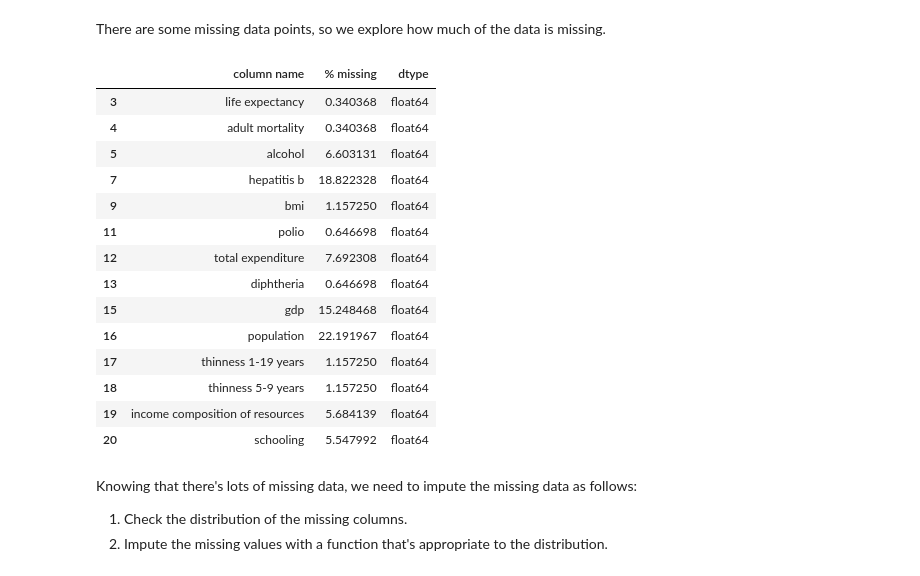
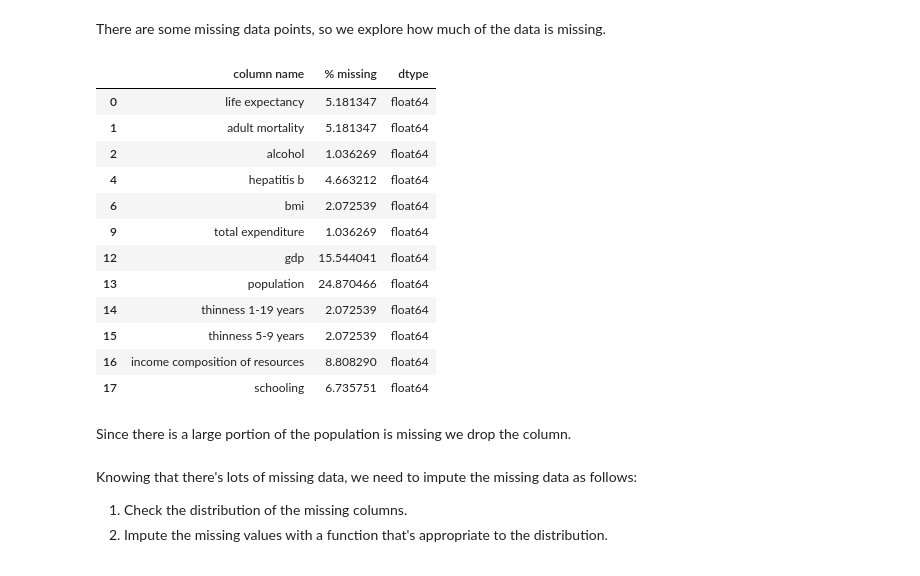
Before and after one commit to Ahmed-Mamdouh99/Data-Engineering-Project, a Jupyter notebook: life_expectancy.ipynb, the cells around one changed output. Saved outputs shown, nothing was run; the diff lists cells and outputs as text; code cells hidden in the pictures.

```diff
--- a/life_expectancy.ipynb
+++ b/life_expectancy.ipynb
@@ -99,0 +125,4 @@ df_life_exp_renamed.describe()
+# %%
+df_life_exp_averaged = df_life_exp_renamed.groupby('country').mean()
+df_life_exp_averaged = df_life_exp_averaged.drop('year', axis=1)
+df_life_exp_averaged
@@ -101,26 +145,26 @@ df_life_exp_renamed.describe()
 There are some missing data points, so we explore how much of the data is missing.
 # %%
 # Calculate percentage of missing data
-percent_missing = df_life_exp_renamed.isna().sum() * 100 / len(df_life_exp_renamed)
-data = zip(df_life_exp_renamed.columns, percent_missing, df_life_exp_renamed.dtypes)
+percent_missing = df_life_exp_averaged.isna().sum() * 100 / len(df_life_exp_averaged)
+data = zip(df_life_exp_averaged.columns, percent_missing, df_life_exp_averaged.dtypes)
 # Create data frame with missing data numbers
 df_missing = pd.DataFrame(data=data, columns=['column name', '% missing', 'dtype'])
 # Check columns with missing data
 df_missing = df_missing[df_missing['% missing'] > 0]
 df_missing
 # %% [output]
 |  | column name | % missing | dtype |
-| 3 | life expectancy | 0.340368 | float64 |
-| 4 | adult mortality | 0.340368 | float64 |
-| 5 | alcohol | 6.603131 | float64 |
-| 7 | hepatitis b | 18.822328 | float64 |
-| 9 | bmi | 1.157250 | float64 |
-| 11 | polio | 0.646698 | float64 |
-| 12 | total expenditure | 7.692308 | float64 |
-| 13 | diphtheria | 0.646698 | float64 |
-| 15 | gdp | 15.248468 | float64 |
-| 16 | population | 22.191967 | float64 |
-| 17 | thinness 1-19 years | 1.157250 | float64 |
-| 18 | thinness 5-9 years | 1.157250 | float64 |
-| 19 | income composition of resources | 5.684139 | float64 |
-| 20 | schooling | 5.547992 | float64 |
+| 0 | life expectancy | 5.181347 | float64 |
+| 1 | adult mortality | 5.181347 | float64 |
+| 2 | alcohol | 1.036269 | float64 |
+| 4 | hepatitis b | 4.663212 | float64 |
+| 6 | bmi | 2.072539 | float64 |
+| 9 | total expenditure | 1.036269 | float64 |
+| 12 | gdp | 15.544041 | float64 |
+| 13 | population | 24.870466 | float64 |
+| 14 | thinness 1-19 years | 2.072539 | float64 |
+| 15 | thinness 5-9 years | 2.072539 | float64 |
+| 16 | income composition of resources | 8.808290 | float64 |
+| 17 | schooling | 6.735751 | float64 |
+# %% [markdown]
+Since there is a large portion of the population is missing we drop the column.
```
Also changed, not shown: parts of 13 cells of this notebook, 1 other file.
